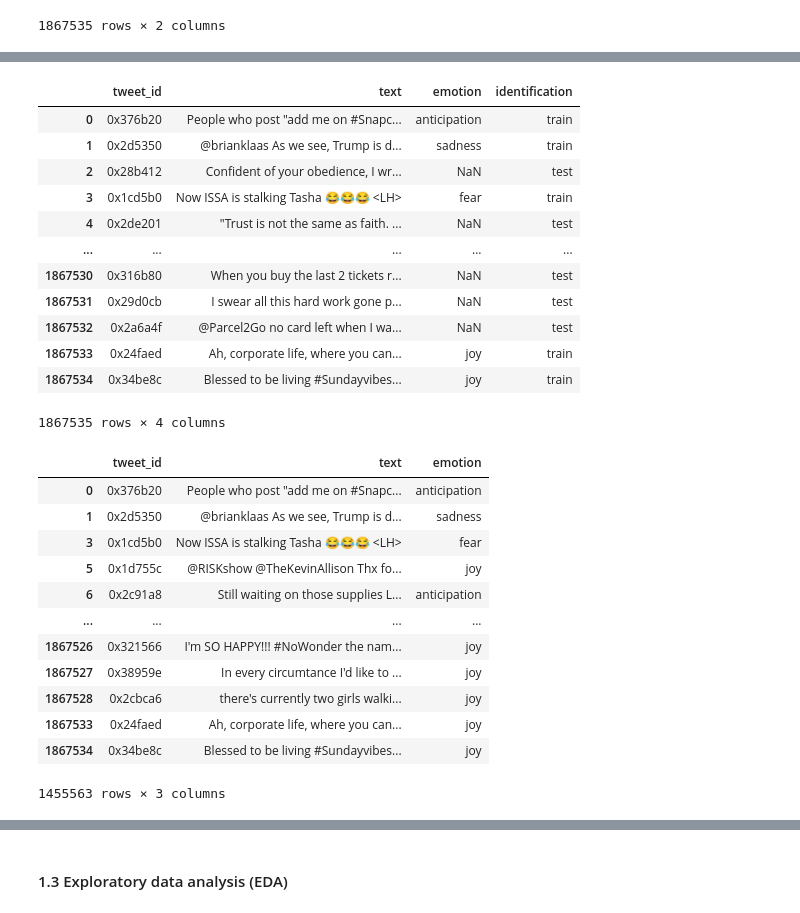
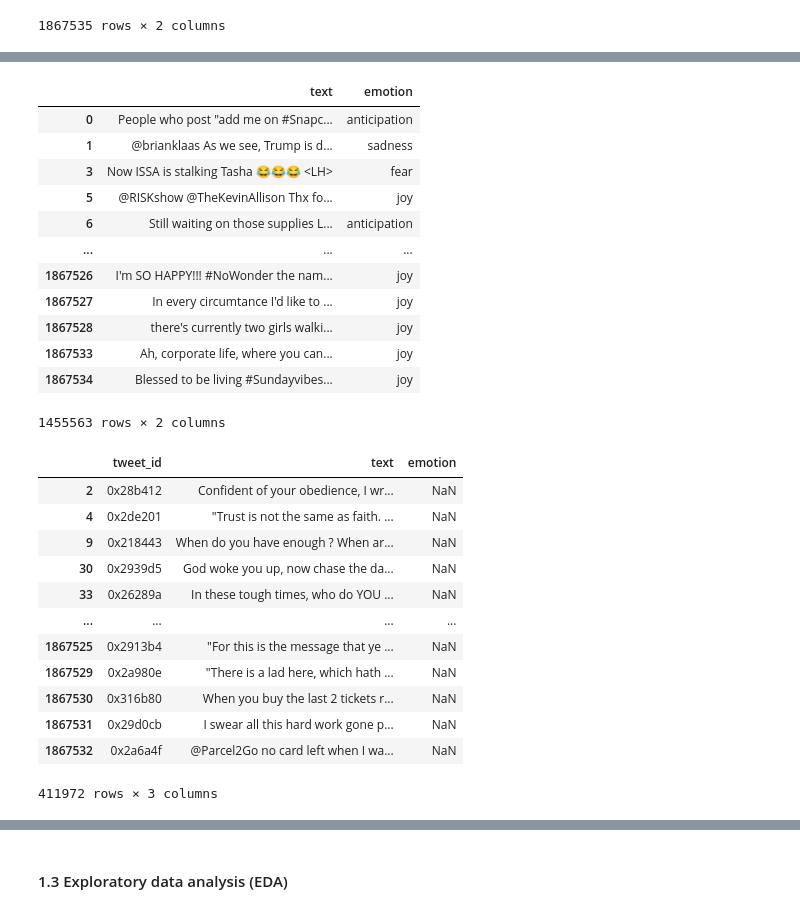
Before and after one commit to Keith-Saudjana/DM2024-Lab2-Homework, a Jupyter notebook: DM2024-Lab2-Homework.ipynb, the cells around one changed output, grey strips where cells are left out. Drawn from its saved outputs; the diff is of its cells as text; code cells hidden in the pictures.

```diff
--- a/DM2024-Lab2-Homework.ipynb
+++ b/DM2024-Lab2-Homework.ipynb
@@ -83,3 +78,10 @@ extract _values
+# %%
+# get tweets and respective ids
+tweets = pd.read_json(r'data/tweets_DM.json', lines=True)
+
+tweets = pd.json_normalize(tweets['_source'])[['tweet.tweet_id', 'tweet.text']]
+
+tweets = tweets.rename(columns={'tweet.tweet_id': 'tweet_id', 'tweet.text': 'text'})
 # %%
 tweets
 # %% [output]
@@ -137,34 +158,39 @@ main_df = tweets.merge(emotion, on="tweet_id", how="left").merge(data_identifica
-# %%
-main_df
-# %% [output]
-|  | tweet_id | text | emotion | identification |
-| 0 | 0x376b20 | People who post "add me on #Snapc... | anticipation | train |
-| 1 | 0x2d5350 | @brianklaas As we see, Trump is d... | sadness | train |
-| 2 | 0x28b412 | Confident of your obedience, I wr... | NaN | test |
-| 3 | 0x1cd5b0 | Now ISSA is stalking Tasha 😂😂😂 <LH> | fear | train |
-| 4 | 0x2de201 | "Trust is not the same as faith. ... | NaN | test |
-| ... | ... | ... | ... | ... |
-| 1867530 | 0x316b80 | When you buy the last 2 tickets r... | NaN | test |
-| 1867531 | 0x29d0cb | I swear all this hard work gone p... | NaN | test |
-| 1867532 | 0x2a6a4f | @Parcel2Go no card left when I wa... | NaN | test |
-| 1867533 | 0x24faed | Ah, corporate life, where you can... | joy | train |
-| 1867534 | 0x34be8c | Blessed to be living #Sundayvibes... | joy | train |
-1867535 rows × 4 columns
+# %%
+# extract training data
+train_val_df = main_df[main_df['identification'] == 'train'].drop('identification', axis=1, inplace=False)
+train_val_df.drop('tweet_id', axis=1, inplace=True)
+
+train_val_df
+# %% [output]
+|  | text | emotion |
+| 0 | People who post "add me on #Snapc... | anticipation |
+| 1 | @brianklaas As we see, Trump is d... | sadness |
+| 3 | Now ISSA is stalking Tasha 😂😂😂 <LH> | fear |
+| 5 | @RISKshow @TheKevinAllison Thx fo... | joy |
+| 6 | Still waiting on those supplies L... | anticipation |
+| ... | ... | ... |
+| 1867526 | I'm SO HAPPY!!! #NoWonder the nam... | joy |
+| 1867527 | In every circumtance I'd like to ... | joy |
+| 1867528 | there's currently two girls walki... | joy |
+| 1867533 | Ah, corporate life, where you can... | joy |
+| 1867534 | Blessed to be living #Sundayvibes... | joy |
+1455563 rows × 2 columns
 # %%
-train_df = main_df[main_df['identification'] == 'train'].drop('identification', axis=1, inplace=False)
+# extract testing data
+test_df = main_df[main_df['identification'] == 'test'].drop('identification', axis=1, inplace=False)
 
-train_df
+test_df
 # %% [output]
 |  | tweet_id | text | emotion |
-| 0 | 0x376b20 | People who post "add me on #Snapc... | anticipation |
-| 1 | 0x2d5350 | @brianklaas As we see, Trump is d... | sadness |
-| 3 | 0x1cd5b0 | Now ISSA is stalking Tasha 😂😂😂 <LH> | fear |
-| 5 | 0x1d755c | @RISKshow @TheKevinAllison Thx fo... | joy |
-| 6 | 0x2c91a8 | Still waiting on those supplies L... | anticipation |
+| 2 | 0x28b412 | Confident of your obedience, I wr... | NaN |
+| 4 | 0x2de201 | "Trust is not the same as faith. ... | NaN |
+| 9 | 0x218443 | When do you have enough ? When ar... | NaN |
+| 30 | 0x2939d5 | God woke you up, now chase the da... | NaN |
+| 33 | 0x26289a | In these tough times, who do YOU ... | NaN |
 | ... | ... | ... | ... |
-| 1867526 | 0x321566 | I'm SO HAPPY!!! #NoWonder the nam... | joy |
-| 1867527 | 0x38959e | In every circumtance I'd like to ... | joy |
-| 1867528 | 0x2cbca6 | there's currently two girls walki... | joy |
-| 1867533 | 0x24faed | Ah, corporate life, where you can... | joy |
-| 1867534 | 0x34be8c | Blessed to be living #Sundayvibes... | joy |
+| 1867525 | 0x2913b4 | "For this is the message that ye ... | NaN |
+| 1867529 | 0x2a980e | "There is a lad here, which hath ... | NaN |
+| 1867530 | 0x316b80 | When you buy the last 2 tickets r... | NaN |
+| 1867531 | 0x29d0cb | I swear all this hard work gone p... | NaN |
+| 1867532 | 0x2a6a4f | @Parcel2Go no card left when I wa... | NaN |
-1455563 rows × 3 columns
+411972 rows × 3 columns
```
Also changed, not shown: parts of 71 cells of this notebook, 1 other file.
